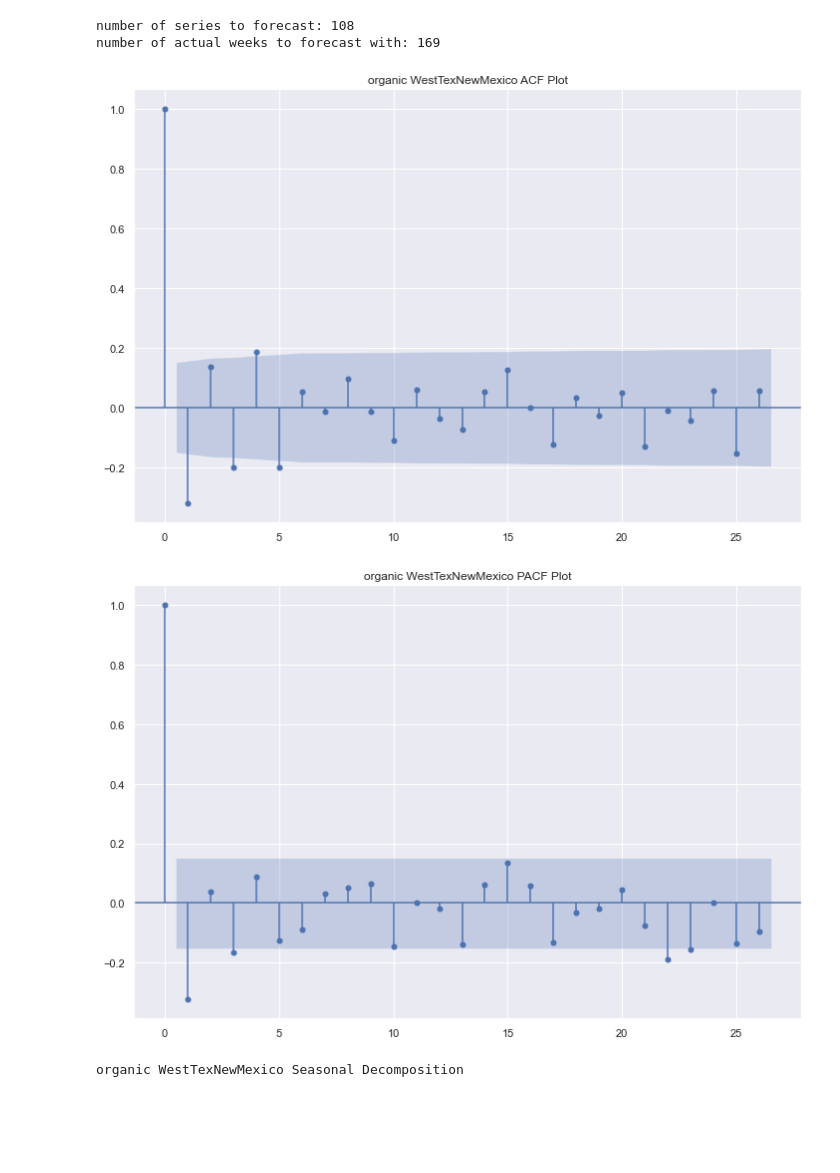
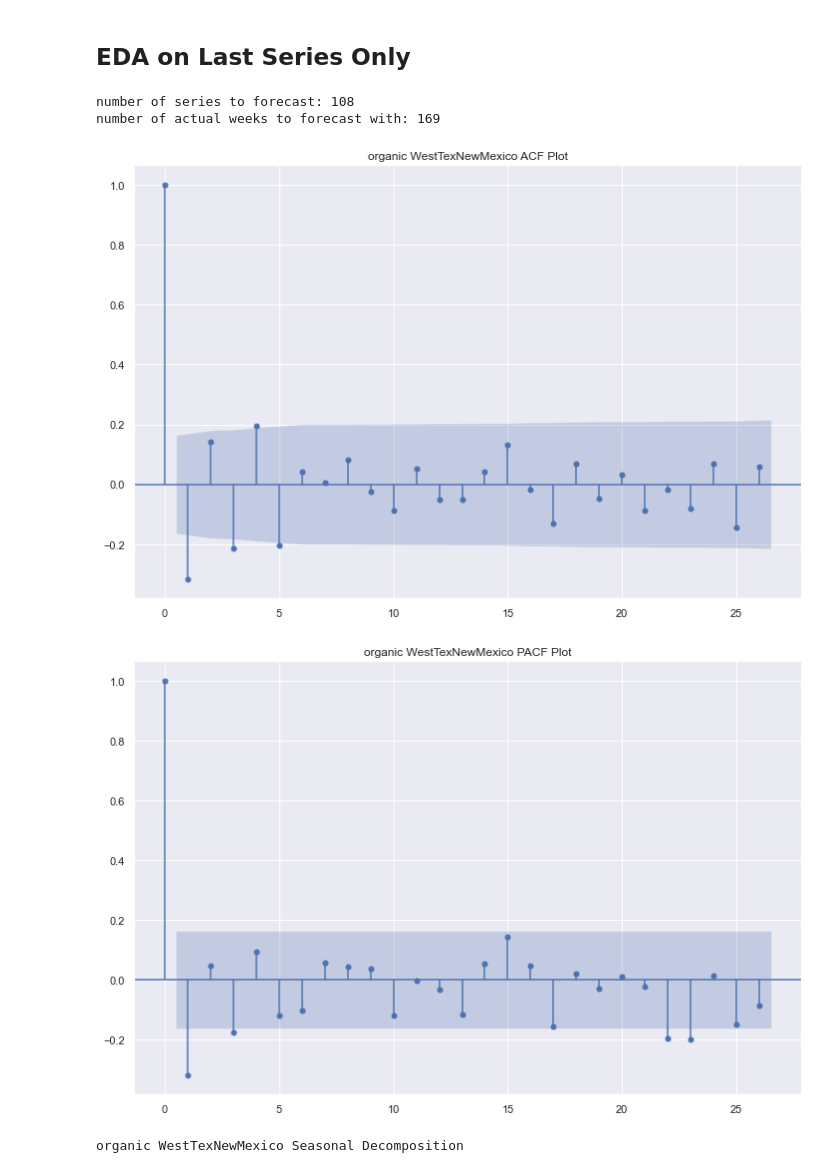
Before and after one commit to mikekeith52/scalecast, a Jupyter notebook: examples/avocados.ipynb, the cells around one changed output. Saved outputs shown, nothing was run; the diff lists cells and outputs as text; code cells hidden in the pictures; blank space fills up the shorter version.

```diff
--- a/examples/avocados.ipynb
+++ b/examples/avocados.ipynb
@@ -68,4 +76,6 @@ for reg in data.region.unique():
         avc[f"{reg}-{typ}"] = f
+# %% [markdown]
+## EDA on Last Series Only
 # %%
 # summaries
 print(f'number of series to forecast: {len(avc)}')
@@ -74,17 +84,17 @@ print(f'number of actual weeks to forecast with: {len(load_dates)}')
 number of series to forecast: 108
 number of actual weeks to forecast with: 169
 # %%
-f.plot_acf(diffy=True,lags=26)
+f.plot_acf(diffy=True,lags=26,train_only=True)
 plt.title(f'{f.type} {f.region} ACF Plot')
 plt.show()
 # %% [output]
-[figure, old version]
+[figure, new version]
 # %%
-f.plot_pacf(diffy=True,lags=26)
+f.plot_pacf(diffy=True,lags=26,train_only=True)
 plt.title(f'{f.type} {f.region} PACF Plot')
 plt.show()
 # %% [output]
-[figure, old version]
+[figure, new version]
 # %%
 print(f'{f.type} {f.region} Seasonal Decomposition')
 f.seasonal_decompose(diffy=True).plot()
```
Also changed, not shown: parts of 14 cells of this notebook, 17 other files.
